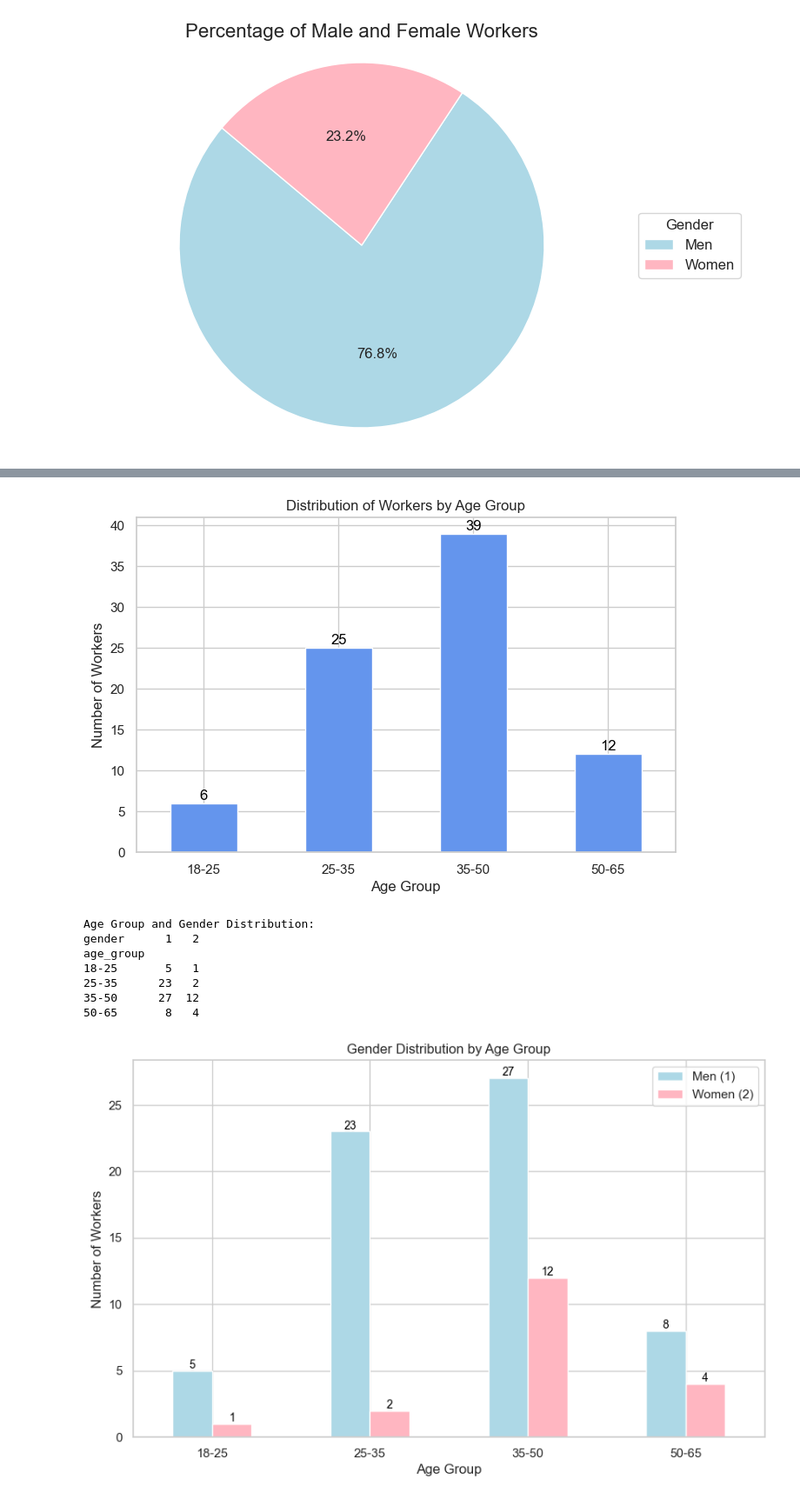
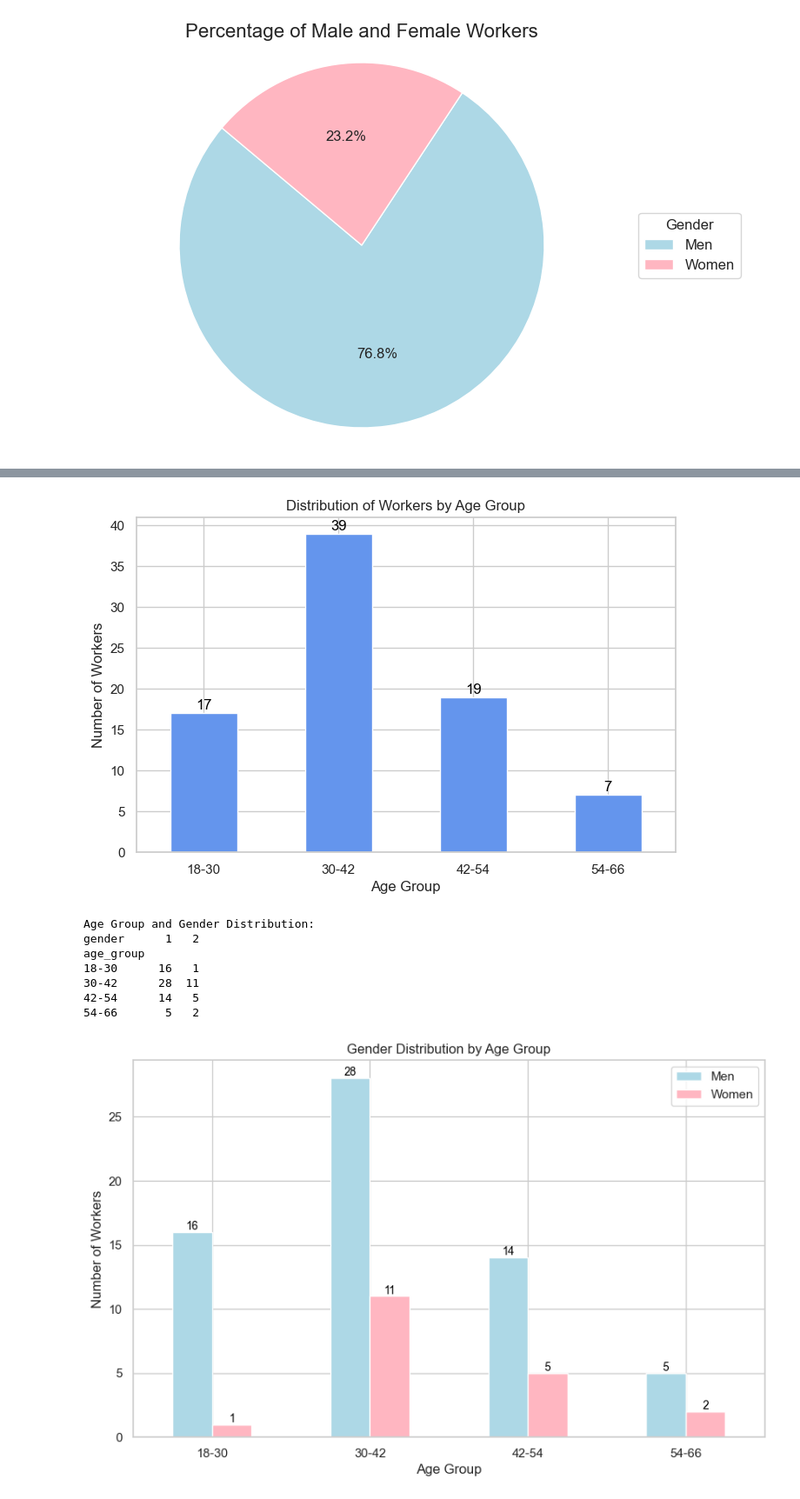
Before and after one commit to jemlau/DataAnalysisProject, a Jupyter notebook: harjoitustyoELLA.ipynb, the cells around one changed output, grey strips where cells are left out. Shown at 87% size. Cells and saved outputs as stored; diff of their text form; code cells hidden in the pictures.

Commit message:
Fixed charts

```diff
--- a/harjoitustyoELLA.ipynb
+++ b/harjoitustyoELLA.ipynb
@@ -78,8 +78,8 @@ plt.show()
 [figure]
 # %%
 # Define age bins and labels for the age ranges
-age_bins = [18, 25, 35, 50, 65]
-age_labels = ['18-25', '25-35', '35-50', '50-65']
+age_bins = [18, 30, 42, 54, 66]
+age_labels = ['18-30', '30-42', '42-54', '54-66']
 
 # Create a new column 'age_group' based on the age bins
 df['age_group'] = pd.cut(df['age'], bins=age_bins, labels=age_labels, right=False)
@@ -114,7 +114,7 @@ for i in ax.patches:
 
 plt.show()
 # %% [output]
-[figure, old version]
+[figure, new version]
 # %%
 # Group by age group and gender, then count
 age_gender_group = df.groupby(['age_group', 'gender']).size().unstack(fill_value=0)
@@ -126,28 +126,28 @@ print(age_gender_group)
 Age Group and Gender Distribution:
 gender      1   2
 age_group
-18-25       5   1
-25-35      23   2
-35-50      27  12
-50-65       8   4
+18-30      16   1
+30-42      28  11
+42-54      14   5
+54-66       5   2
 # %%
 # Group by age group and gender, then count
 age_gender_group = df.groupby(['age_group', 'gender']).size().unstack(fill_value=0)
 
 # Plot the age group and gender distribution as a grouped bar chart
 ax = age_gender_group.plot(kind='bar', color=['lightblue', 'lightpink'], figsize=(10, 6), position=0.5)
 plt.title('Gender Distribution by Age Group')
 plt.xlabel('Age Group')
 plt.ylabel('Number of Workers')
 plt.xticks(rotation=0)
 
 # Adjust the legend to correctly reflect 1 = Male and 2 = Female
-plt.legend(['Men (1)', 'Women (2)'])
+plt.legend(['Men', 'Women'])
 
 # Add labels on bars for both genders
 for container in ax.containers:
     ax.bar_label(container, label_type='edge', fontsize=10, color='black')
 
 plt.show()
 # %% [output]
-[figure, old version]
+[figure, new version]
```
Also changed, not shown: parts of 1 cell of this notebook.
